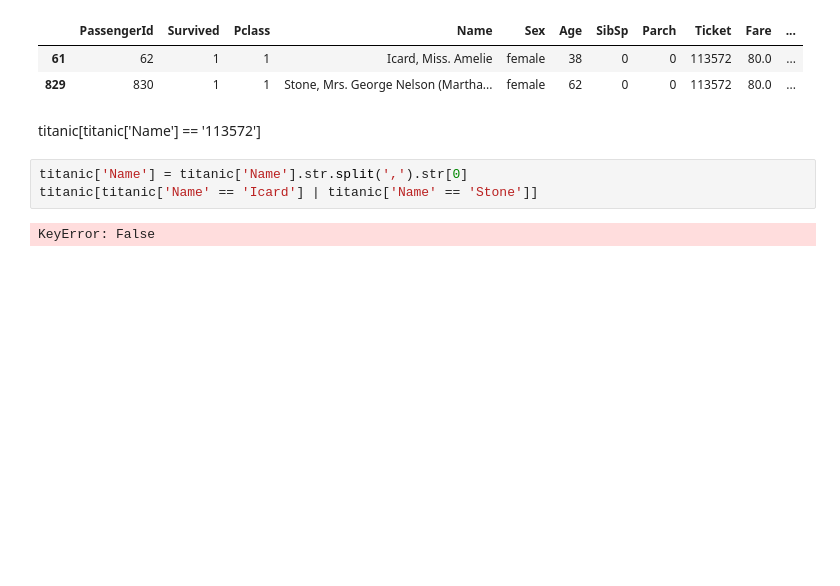
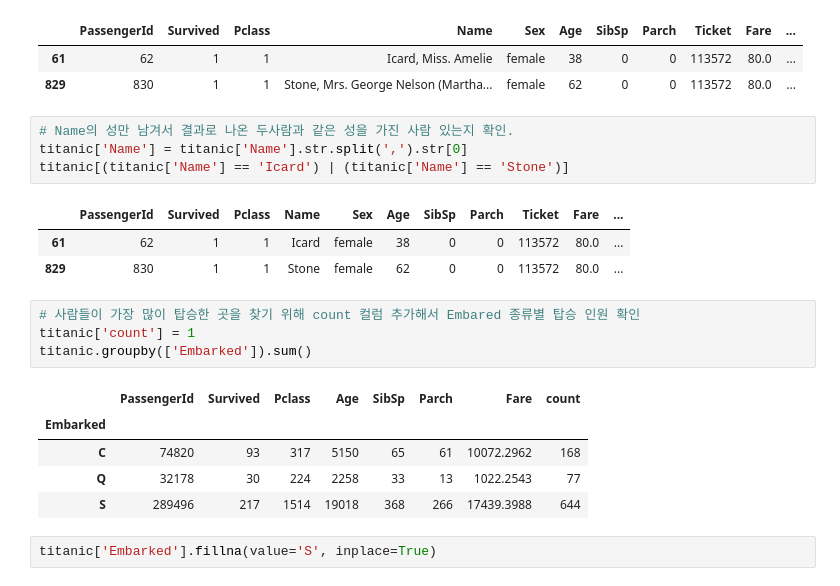
Before and after one commit to yeji0701/studies_andmore, a Jupyter notebook: andmore_reviews/220610_titanic_EDA.ipynb, the cells around one changed output. Drawn from its saved outputs; the diff is of its cells as text; blank space fills up the shorter version.

```diff
--- a/andmore_reviews/220610_titanic_EDA.ipynb
+++ b/andmore_reviews/220610_titanic_EDA.ipynb
@@ -128,10 +132,23 @@ titanic[titanic['Ticket'] == '113572']
 |  | PassengerId | Survived | Pclass | Name | Sex | Age | SibSp | Parch | Ticket | Fare | ... |
 | 61 | 62 | 1 | 1 | Icard, Miss. Amelie | female | 38 | 0 | 0 | 113572 | 80.0 | ... |
 | 829 | 830 | 1 | 1 | Stone, Mrs. George Nelson (Martha... | female | 62 | 0 | 0 | 113572 | 80.0 | ... |
-# %% [markdown]
-titanic[titanic['Name'] == '113572']
 # %%
+# Name의 성만 남겨서 결과로 나온 두사람과 같은 성을 가진 사람 있는지 확인.
 titanic['Name'] = titanic['Name'].str.split(',').str[0]
-titanic[titanic['Name' == 'Icard'] | titanic['Name' == 'Stone']]
+titanic[(titanic['Name'] == 'Icard') | (titanic['Name'] == 'Stone')]
 # %% [output]
-KeyError: False
+|  | PassengerId | Survived | Pclass | Name | Sex | Age | SibSp | Parch | Ticket | Fare | ... |
+| 61 | 62 | 1 | 1 | Icard | female | 38 | 0 | 0 | 113572 | 80.0 | ... |
+| 829 | 830 | 1 | 1 | Stone | female | 62 | 0 | 0 | 113572 | 80.0 | ... |
+# %%
+# 사람들이 가장 많이 탑승한 곳을 찾기 위해 count 컬럼 추가해서 Embared 종류별 탑승 인원 확인
+titanic['count'] = 1
+titanic.groupby(['Embarked']).sum()
+# %% [output]
+|  | PassengerId | Survived | Pclass | Age | SibSp | Parch | Fare | count |
+| Embarked |  |  |  |  |  |  |  |  |
+| C | 74820 | 93 | 317 | 5150 | 65 | 61 | 10072.2962 | 168 |
+| Q | 32178 | 30 | 224 | 2258 | 33 | 13 | 1022.2543 | 77 |
+| S | 289496 | 217 | 1514 | 19018 | 368 | 266 | 17439.3988 | 644 |
+# %%
+titanic['Embarked'].fillna(value='S', inplace=True)
```
Also changed, not shown: parts of 5 cells of this notebook.
